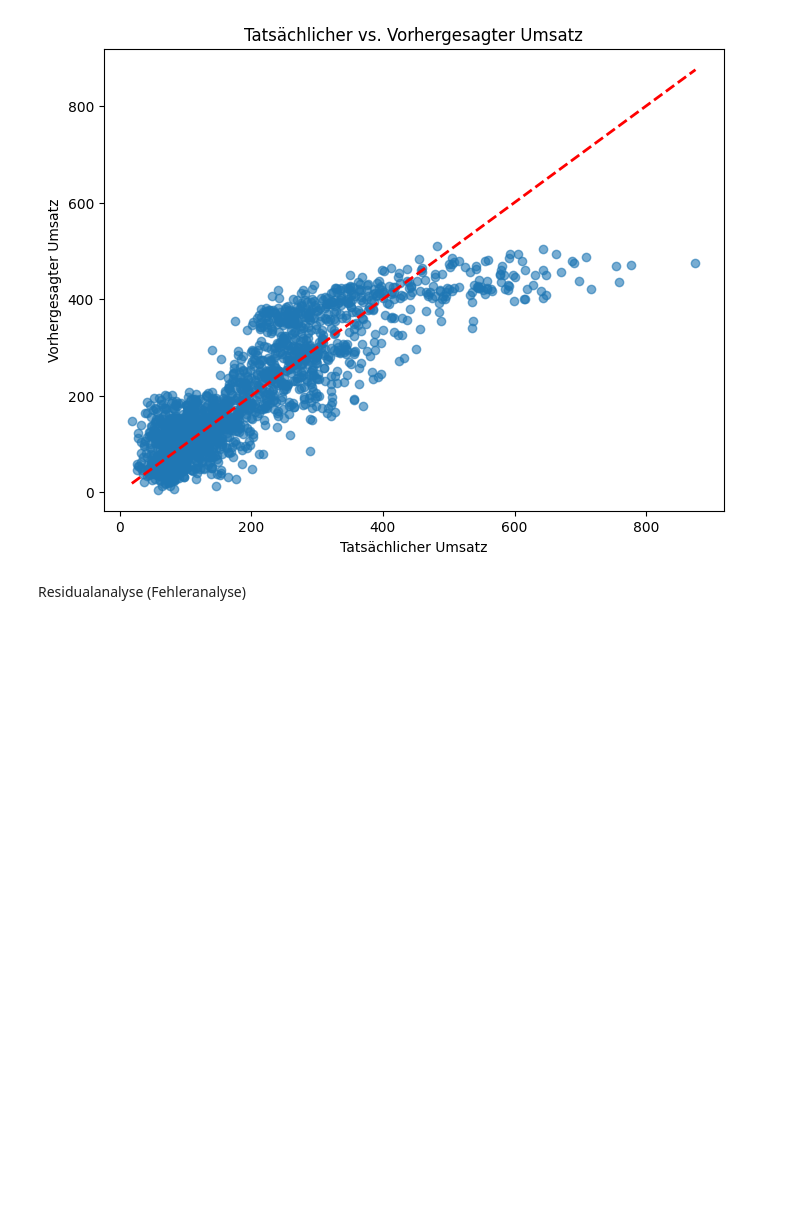
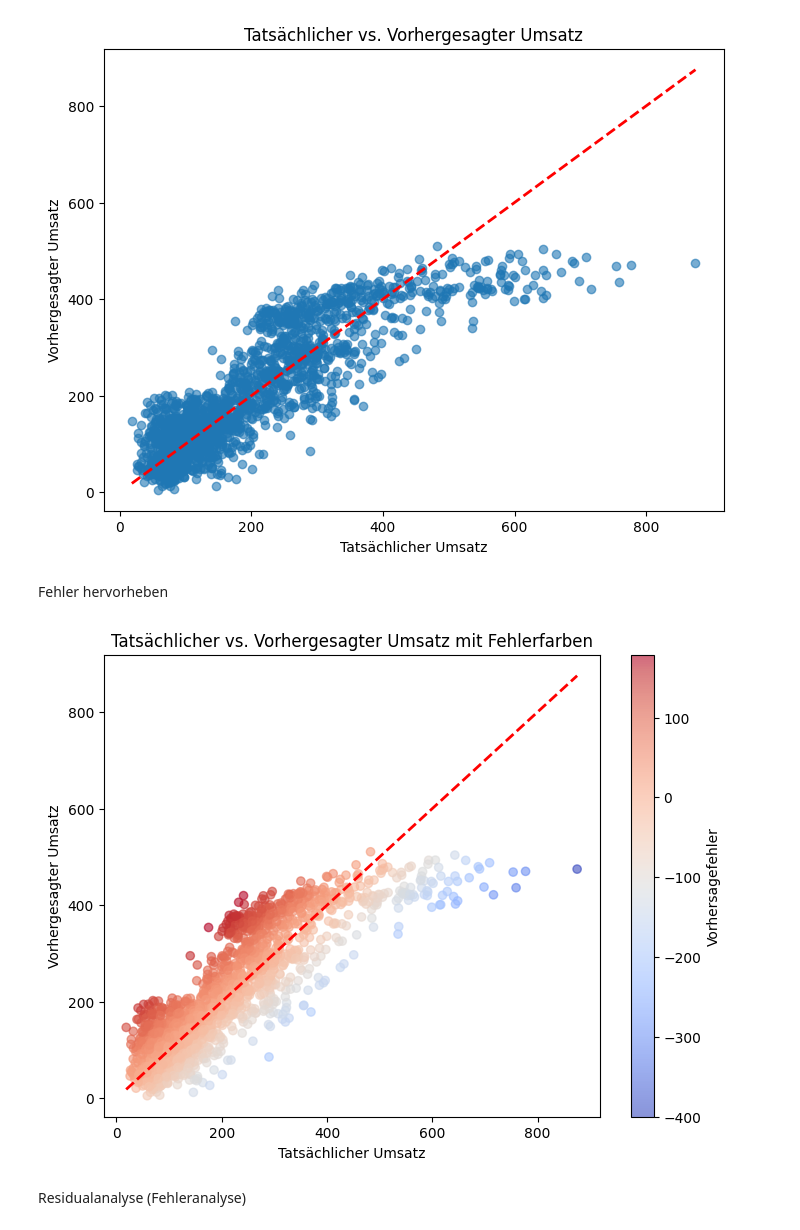
Before and after one commit to Locke-SH/bakery_sales_prediction, a Jupyter notebook: 2_BaselineModel/lineareRegression.ipynb, the cells around one changed output. Saved outputs shown, nothing was run; the diff lists cells and outputs as text; code cells hidden in the pictures; blank space fills up the shorter version.

Commit message:
Tests am lineare Modell

```diff
--- a/2_BaselineModel/lineareRegression.ipynb
+++ b/2_BaselineModel/lineareRegression.ipynb
@@ -148,6 +133,21 @@ plt.title('Tatsächlicher vs. Vorhergesagter Umsatz')
 plt.show()
 # %% [output]
 [figure]
+# %% [markdown]
+Fehler hervorheben
+# %%
+errors = y_pred - y_test
+
+plt.figure(figsize=(8, 6))
+plt.scatter(y_test, y_pred, c=errors, cmap='coolwarm', alpha=0.6)  # Farbskala für Fehler
+plt.plot([y_test.min(), y_test.max()], [y_test.min(), y_test.max()], 'r--', lw=2)
+plt.colorbar(label='Vorhersagefehler')
+plt.xlabel('Tatsächlicher Umsatz')
+plt.ylabel('Vorhergesagter Umsatz')
+plt.title('Tatsächlicher vs. Vorhergesagter Umsatz mit Fehlerfarben')
+plt.show()
+# %% [output]
+[figure, added]
 # %% [markdown]
 Residualanalyse (Fehleranalyse)
 # %%
```
Also changed, not shown: parts of 9 cells of this notebook.
